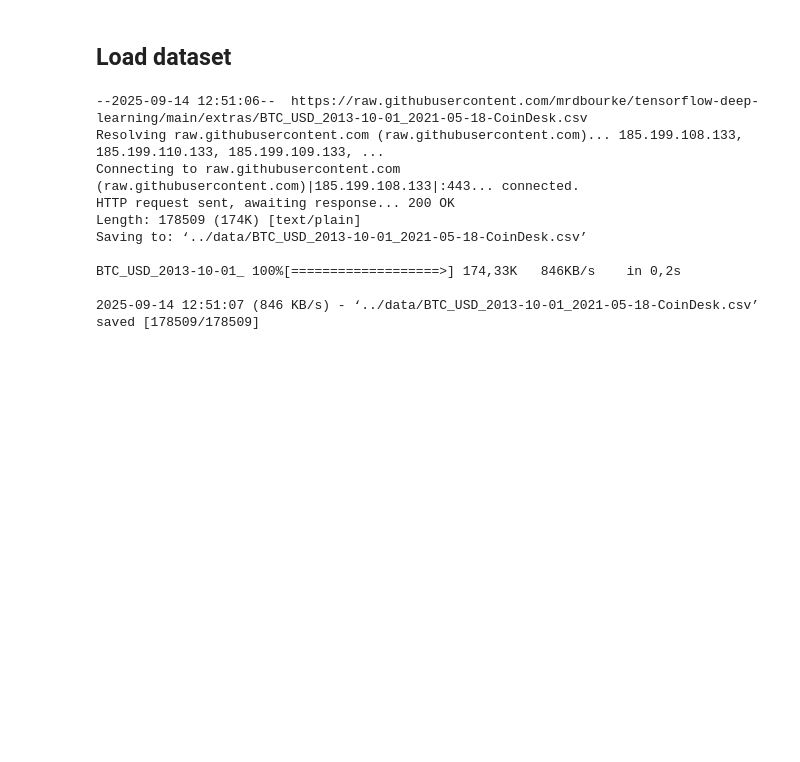
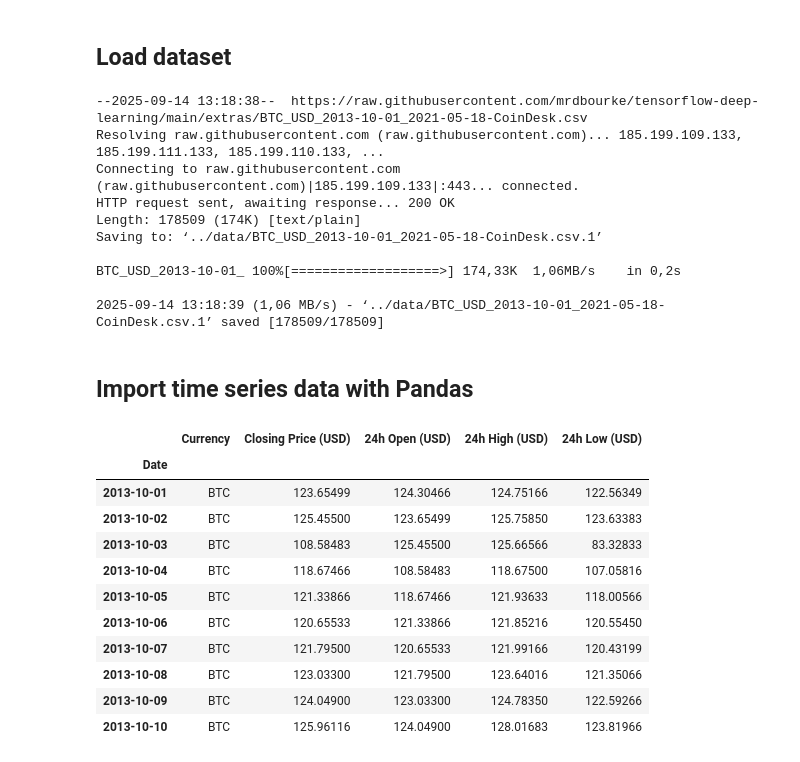
Before and after one commit to khangbkk23/MileStoneProject_BitPredict, a Jupyter notebook: src/pipeline.ipynb, the cells around one changed output. Cells and saved outputs as stored; diff of their text form; code cells hidden in the pictures; blank space fills up the shorter version.

```diff
--- a/src/pipeline.ipynb
+++ b/src/pipeline.ipynb
@@ -20,15 +20,37 @@ This notebook was last run on:2025-09-14 at 12:48:59
 ## Load dataset
 # %%
 !wget -P ../data/ https://raw.githubusercontent.com/mrdbourke/tensorflow-deep-learning/main/extras/BTC_USD_2013-10-01_2021-05-18-CoinDesk.csv
-data_dir = "../data/BTC_USD_2013-10-01_2021-05-18-CoinDesk.csv"
+data_dir = "../data/"
 # %% [output]
---2025-09-14 12:51:06--  https://raw.githubusercontent.com/mrdbourke/tensorflow-deep-learning/main/extras/BTC_USD_2013-10-01_2021-05-18-CoinDesk.csv
-Resolving raw.githubusercontent.com (raw.githubusercontent.com)... 185.199.108.133, 185.199.110.133, 185.199.109.133, ...
-Connecting to raw.githubusercontent.com (raw.githubusercontent.com)|185.199.108.133|:443... connected.
+--2025-09-14 13:18:38--  https://raw.githubusercontent.com/mrdbourke/tensorflow-deep-learning/main/extras/BTC_USD_2013-10-01_2021-05-18-CoinDesk.csv
+Resolving raw.githubusercontent.com (raw.githubusercontent.com)... 185.199.109.133, 185.199.111.133, 185.199.110.133, ...
+Connecting to raw.githubusercontent.com (raw.githubusercontent.com)|185.199.109.133|:443... connected.
 HTTP request sent, awaiting response... 200 OK
 Length: 178509 (174K) [text/plain]
-Saving to: ‘../data/BTC_USD_2013-10-01_2021-05-18-CoinDesk.csv’
+Saving to: ‘../data/BTC_USD_2013-10-01_2021-05-18-CoinDesk.csv.1’
 
-BTC_USD_2013-10-01_ 100%[===================>] 174,33K   846KB/s    in 0,2s
+BTC_USD_2013-10-01_ 100%[===================>] 174,33K  1,06MB/s    in 0,2s
 
-2025-09-14 12:51:07 (846 KB/s) - ‘../data/BTC_USD_2013-10-01_2021-05-18-CoinDesk.csv’ saved [178509/178509]
+2025-09-14 13:18:39 (1,06 MB/s) - ‘../data/BTC_USD_2013-10-01_2021-05-18-CoinDesk.csv.1’ saved [178509/178509]
+# %% [markdown]
+## Import time series data with Pandas
+# %%
+# import the dataset
+import string
+data_address =f"{data_dir}BTC_USD_2013-10-01_2021-05-18-CoinDesk.csv"
+df = pd.read_csv(data_address, parse_dates=["Date"], index_col=["Date"]) # Parse the date column and tell pandas column 1 is a datetime
+
+df.head(10)
+# %% [output]
+|  | Currency | Closing Price (USD) | 24h Open (USD) | 24h High (USD) | 24h Low (USD) |
+| Date |  |  |  |  |  |
+| 2013-10-01 | BTC | 123.65499 | 124.30466 | 124.75166 | 122.56349 |
+| 2013-10-02 | BTC | 125.45500 | 123.65499 | 125.75850 | 123.63383 |
+| 2013-10-03 | BTC | 108.58483 | 125.45500 | 125.66566 | 83.32833 |
+| 2013-10-04 | BTC | 118.67466 | 108.58483 | 118.67500 | 107.05816 |
+| 2013-10-05 | BTC | 121.33866 | 118.67466 | 121.93633 | 118.00566 |
+| 2013-10-06 | BTC | 120.65533 | 121.33866 | 121.85216 | 120.55450 |
+| 2013-10-07 | BTC | 121.79500 | 120.65533 | 121.99166 | 120.43199 |
+| 2013-10-08 | BTC | 123.03300 | 121.79500 | 123.64016 | 121.35066 |
+| 2013-10-09 | BTC | 124.04900 | 123.03300 | 124.78350 | 122.59266 |
+| 2013-10-10 | BTC | 125.96116 | 124.04900 | 128.01683 | 123.81966 |
```
Also changed, not shown: parts of 5 cells of this notebook, 3 other files.
